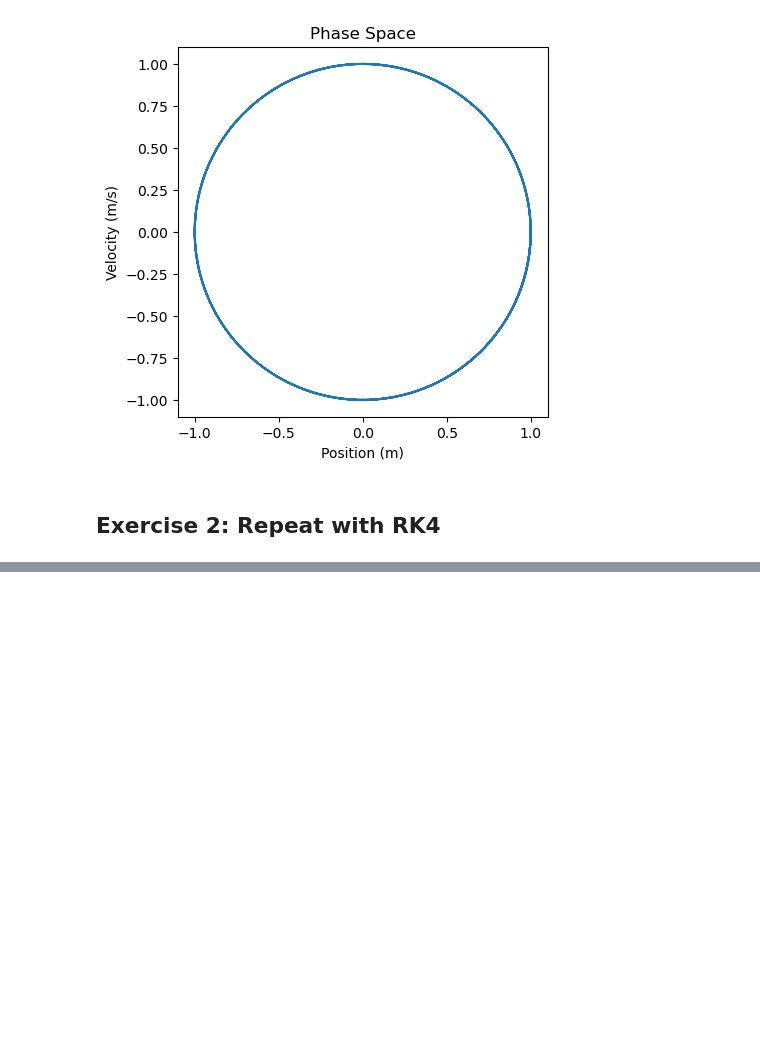
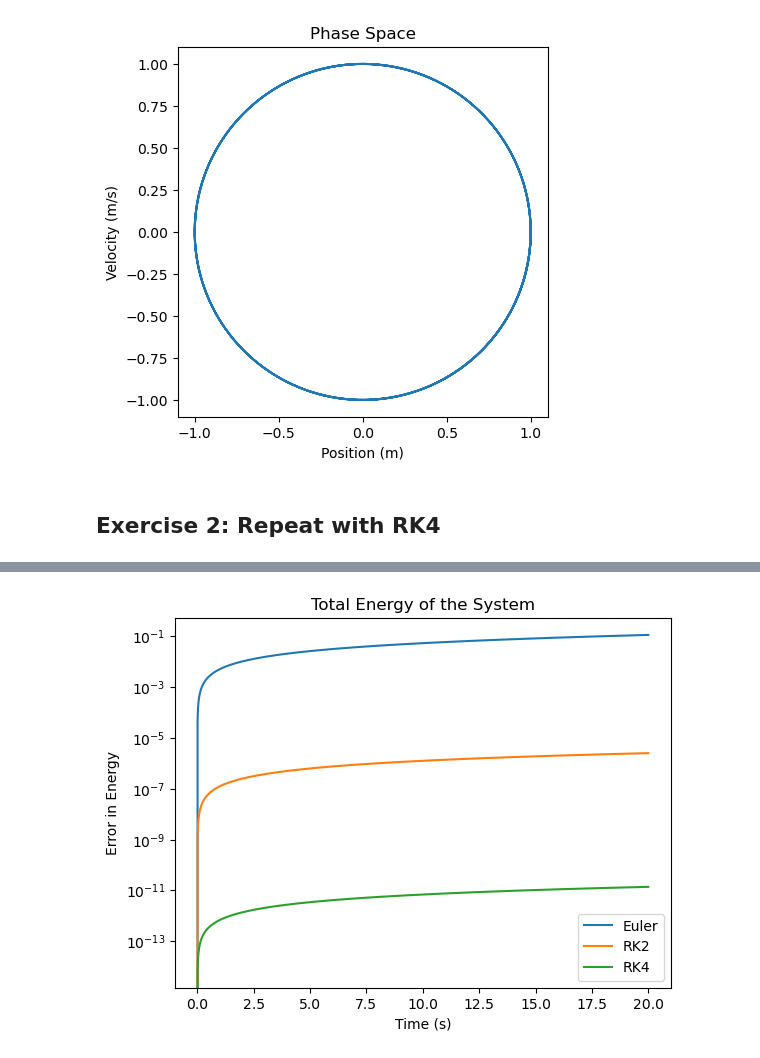
Before and after one commit to ricky4280/computationalPhysics-112, a Jupyter notebook: project1/project1_demo2.ipynb, the cells around one changed output, grey strips where cells are left out. Saved outputs shown, nothing was run; the diff lists cells and outputs as text; code cells hidden in the pictures; blank space fills up the shorter version.

```diff
--- a/project1/project1_demo2.ipynb
+++ b/project1/project1_demo2.ipynb
@@ -269,0 +306,20 @@ dts = np.logspace(-4, -1, 10)
+# %%
+etot_euler = 0.5*1*velx_euler**2 + 0.5*1*posx_euler**2
+etot_rk2 = 0.5*1*velx_rk2**2 + 0.5*1*posx_rk2**2
+etot_rk4 = 0.5*1*velx_rk4**2 + 0.5*1*posx_rk4**2
+err_euler = np. abs (etot_euler - etot_euler[0])
+err_rk2 = np. abs (etot_rk2 - etot_rk2[0])
+err_rk4 = np.abs (etot_rk4 - etot_rk4[0])
+
+plt.figure()
+plt.plot(t_euler,err_euler, label='Euler')
+plt.plot(t_rk2,err_rk2, label='RK2')
+plt.plot(t_rk4,err_rk4, label='RK4' )
+plt.xlabel('Time (s)')
+plt.ylabel('Error in Energy')
+plt.legend()
+plt.yscale('log')
+plt.title('Total Energy of the System')
+plt.show()
+# %% [output]
+[figure, added]
```
Also changed, not shown: parts of 9 cells of this notebook.
